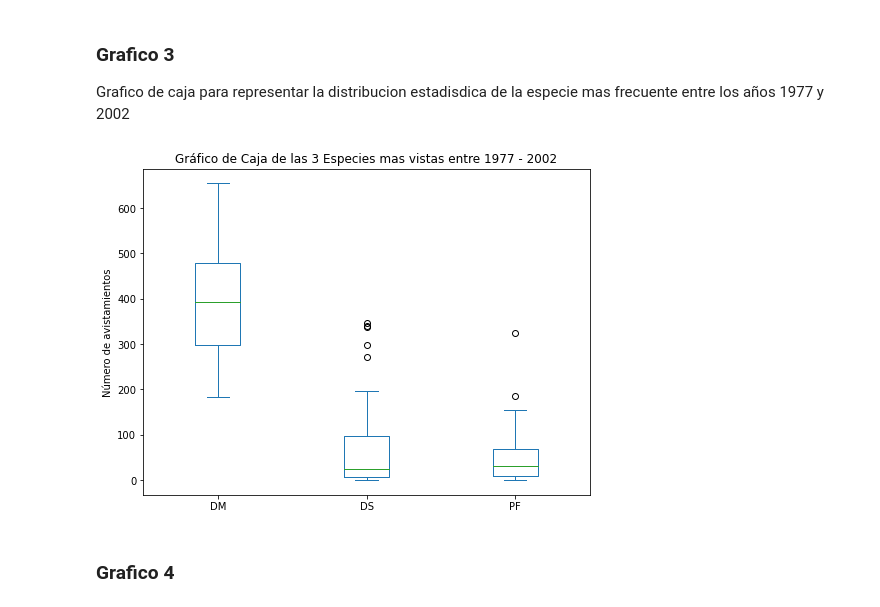
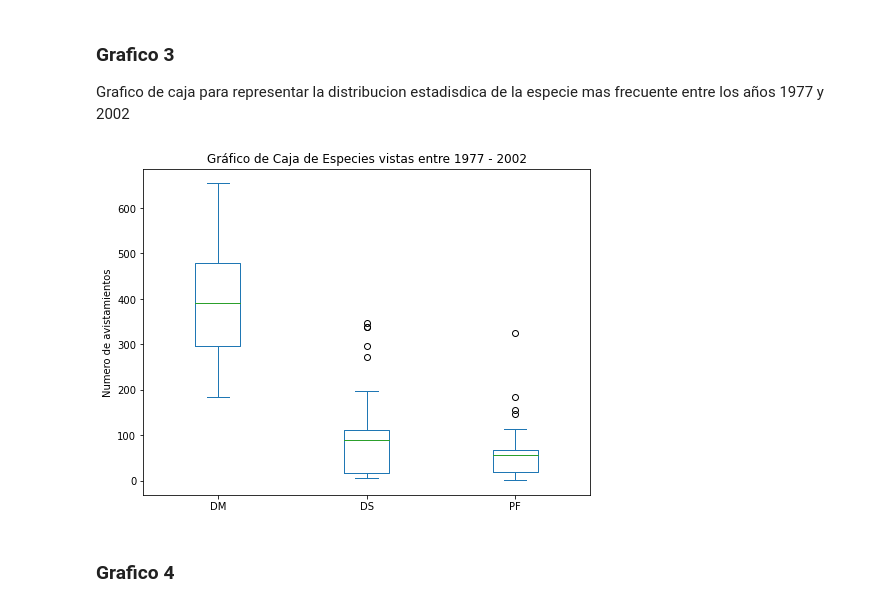
Before and after one commit to Vania-Espinoza/Tarea2-Python, a Jupyter notebook: Tarea3.ipynb, the cells around one changed output. Cells and saved outputs as stored; diff of their text form; code cells hidden in the pictures.

```diff
--- a/Tarea3.ipynb
+++ b/Tarea3.ipynb
@@ -81,32 +81,34 @@ Grafico de caja para representar la distribucion estadisdica de la especie mas f
 # %%
 df_g3 = df[['year','species_id']]
 df_g3_dm = df_g3[df_g3['species_id']=='DM']
 df_g3_ds = df_g3[df_g3['species_id']=='DS']
 df_g3_pf = df_g3[df_g3['species_id']=='PF']
 df_g3_dm = df_g3_dm.value_counts().to_frame().reset_index()
 df_g3_ds = df_g3_ds.value_counts().to_frame().reset_index()
 df_g3_pf = df_g3_pf.value_counts().to_frame().reset_index()
 df_g3_dm = df_g3_dm.set_index('year').drop('species_id',axis=1)
 df_g3_ds = df_g3_ds.set_index('year').drop('species_id',axis=1)
 df_g3_pf = df_g3_pf.set_index('year').drop('species_id',axis=1)
 df_g3_dm.columns = ['DM']
 df_g3_ds.columns = ['DS']
 df_g3_pf.columns = ['PF']
 df_g3_dm.insert(1,'DS',df_g3_ds['DS'])
 df_g3_dm.insert(2,'PF',df_g3_pf['PF'])
 df_g3 = df_g3_dm
-df_g3['DS'].replace(np.nan, 0, inplace=True)
-df_g3['PF'].replace(np.nan, 0, inplace=True)
+promedio_ds = df_g3['DS'].mean(axis=0)
+df_g3['DS'].replace(np.nan, promedio_ds, inplace=True)
+promedio_pf = df_g3['PF'].mean(axis=0)
+df_g3['PF'].replace(np.nan, promedio_pf, inplace=True)
 df_g3[["DS"]] = df_g3[["DS"]].astype("int")
 df_g3[["PF"]] = df_g3[["PF"]].astype("int")
 df_g3.plot(kind='box', figsize=(8, 6))
 
-plt.title('Gráfico de Caja de las 3 Especies mas vistas entre 1977 - 2002')
-plt.ylabel('Número de avistamientos')
+plt.title('Gráfico de Caja de Especies vistas entre 1977 - 2002')
+plt.ylabel('Numero de avistamientos')
 
 plt.show()
 # %% [output]
-[figure, old version]
+[figure, new version]
 # %% [markdown]
 ### Grafico 4
 # %% [markdown]
```
Also changed, not shown: parts of 1 cell of this notebook.
